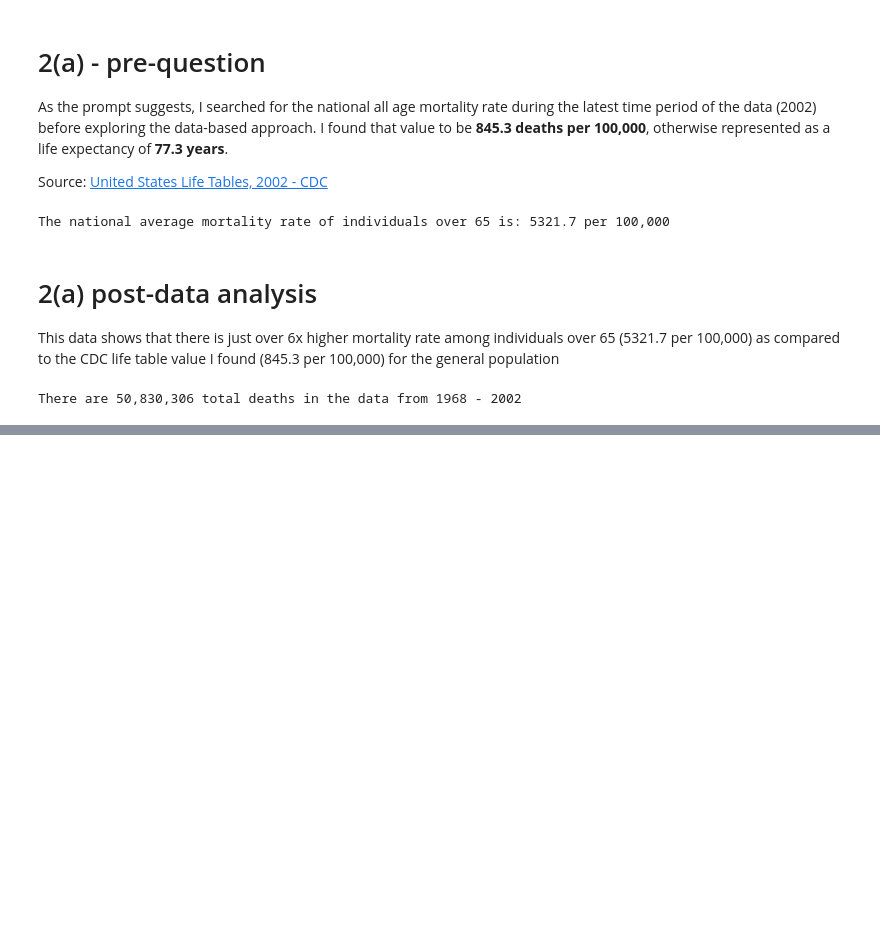
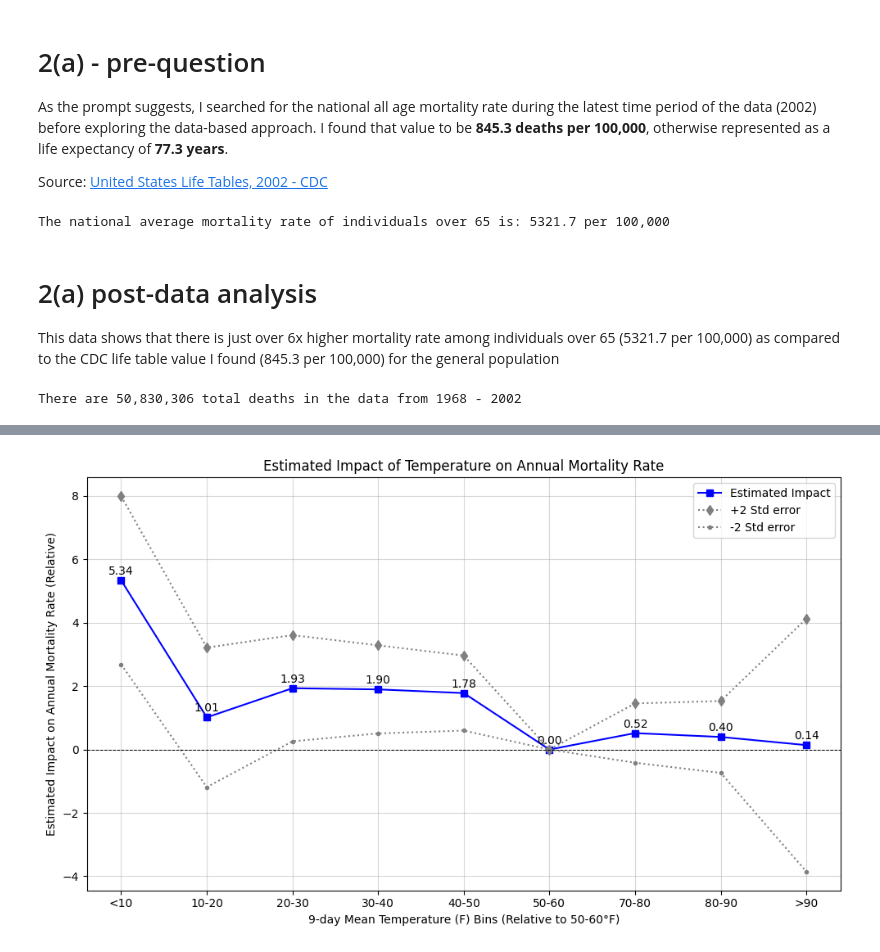
Before and after one commit to neil-stein/Assignment-2_ICP, a Jupyter notebook: Assignment_2_ICP.ipynb, the cells around one changed output, grey strips where cells are left out. Cells and saved outputs as stored; diff of their text form; code cells hidden in the pictures; blank space fills up the shorter version.

```diff
--- a/Assignment_2_ICP.ipynb
+++ b/Assignment_2_ICP.ipynb
@@ -162,0 +336,79 @@ Intercept (statsmodels): 5366.561252203591
+# %%
+import pandas as pd
+import statsmodels.formula.api as smf
+import matplotlib.pyplot as plt
+import numpy as np
+
+# creating a new mortality rate for the re-loaded data
+lfe_df = new_merge_df.copy()
+
+# next, grouping the counties and calculating mortality
+lfe_df['mort_rate'] = lfe_df['deaths'] / lfe_df['population']
+lfe_df['mort_rate'] = lfe_df['mort_rate'] * 100000
+
+# Construct the formula string
+formula = ('mort_rate ~ tday_lt10 + tday_10_20 + tday_20_30 + tday_30_40 + tday_40_50 + '
+           'tday_50_60 + tday_70_80 + tday_80_90 + tday_gt90 + '
+           'prec_10_15 + prec_15_20 + prec_20_25 + prec_25_30 + prec_30_35 + '
+           'prec_35_40 + prec_40_45 + prec_45_50 + prec_50_55 + prec_55_60 + prec_gt60 + '
+           'C(countycode) + C(ssyy)')
+
+# Fit the Ordinary Least Squares (OLS) model with fixed effects and weights
+lfe_model = smf.ols(formula, data= lfe_df, weights= lfe_df['population'])
+dg2011_results = lfe_model.fit()
+
+print(model.exog_names)
+
+# Get robust standard errors clustered by countycode AND ASSIGN IT BACK
+cluster_groups = lfe_df['countycode']
+robust_results = dg2011_results.get_robustcov_results(cov_type='cluster', groups=cluster_groups)
+
+
+# Extract the coefficients and standard errors for the temperature variables
+temp_vars_actual = [
+    'tday_lt10', 'tday_10_20', 'tday_20_30', 'tday_30_40', 'tday_40_50',
+    'tday_50_60', 'tday_70_80', 'tday_80_90', 'tday_gt90'
+]
+
+coefficients = []
+std_errors = []
+for var in temp_vars_actual:
+    try:
+        index = model.exog_names.index(var)
+        coefficients.append(robust_results.params[index])
+        std_errors.append(robust_results.bse[index])
+    except ValueError:
+        coefficients.append(0)
+        std_errors.append(0)
+
+# Set the coefficient for the reference bin (50-60°F) to zero
+try:
+    reference_bin_index = temp_vars_actual.index('tday_50_60')
+    coefficients[reference_bin_index] = 0
+    std_errors[reference_bin_index] = 0
+except ValueError:
+    print("Warning: 'tday_50_60' not found in temperature variables.")
+
+# Calculate the temperature bin labels
+temp_bin_labels = ['<10', '10-20', '20-30', '30-40', '40-50', '50-60', '70-80', '80-90', '>90']
+
+# Calculate the upper and lower bounds of the confidence intervals (+/- 2 standard errors)
+upper_errors = np.array(coefficients) + 2 * np.array(std_errors)
+lower_errors = np.array(coefficients) - 2 * np.array(std_errors)
+
+# Create the plot
+plt.figure(figsize=(10, 6))
+plt.plot(temp_bin_labels, coefficients, marker='s', linestyle='-', color='blue', label='Estimated Impact')
+plt.plot(temp_bin_labels, upper_errors, marker='d', linestyle=':', color='gray', label='+2 Std error')
+plt.plot(temp_bin_labels, lower_errors, marker='.', linestyle=':', color='gray', label='-2 Std error')
+for i, coef in enumerate(coefficients):
+    plt.annotate(f'{coef:.2f}', (temp_bin_labels[i], coef), textcoords="offset points", xytext=(0, 5), ha='center')
+plt.xlabel("9-day Mean Temperature (F) Bins (Relative to 50-60°F)")
+plt.ylabel("Estimated Impact on Annual Mortality Rate (Relative)")
+plt.title("Estimated Impact of Temperature on Annual Mortality Rate")
+plt.legend()
+plt.axhline(y=0, color='black', linestyle='--', linewidth=0.7)
+plt.grid(True, which='major', linestyle='-', alpha=0.5)
+plt.tight_layout()
+plt.show()
+# %% [output]
@@ -162,0 +416 @@ Intercept (statsmodels): 5366.561252203591
+[figure, added]
```
Also changed, not shown: parts of 16 cells of this notebook.
